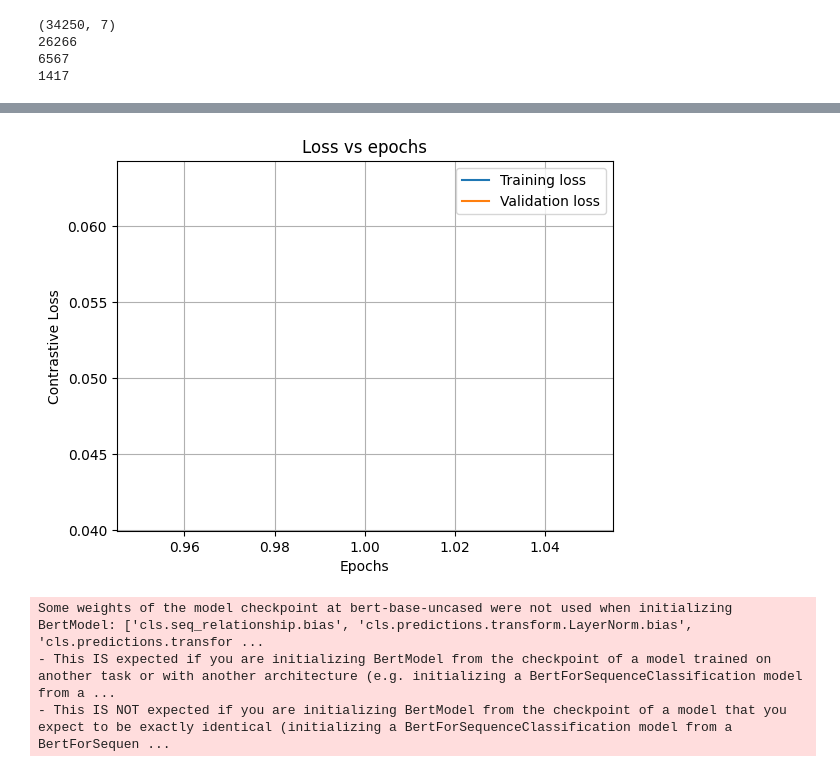
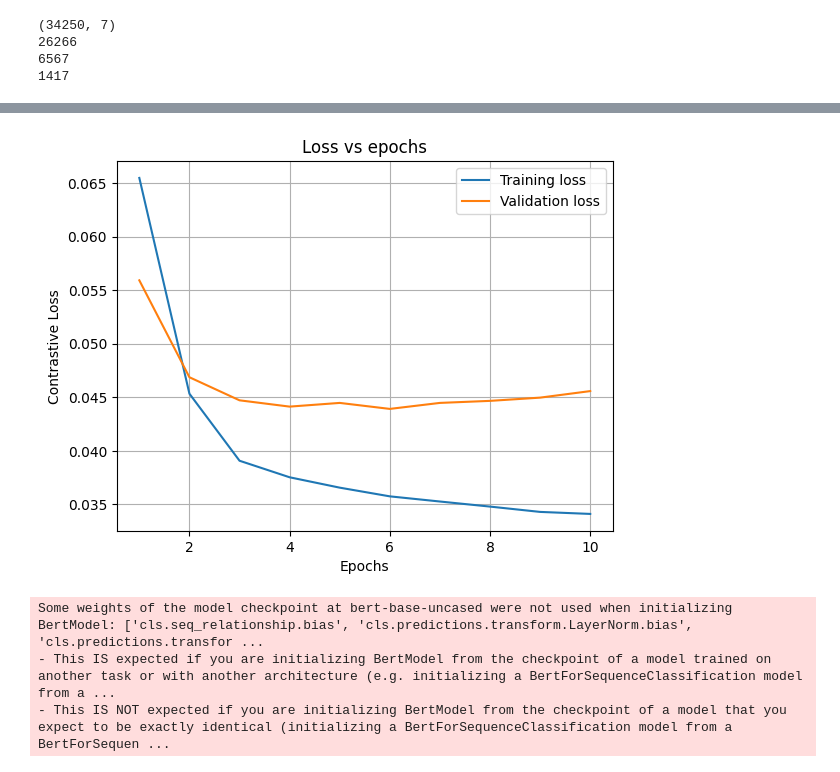
Before and after one commit to pavponn/dl-ecommerce-duplicates, a Jupyter notebook: TextContrastiveLossMethod.ipynb, the cells around one changed output, grey strips where cells are left out. Drawn from its saved outputs; the diff is of its cells as text; code cells hidden in the pictures.

```diff
--- a/TextContrastiveLossMethod.ipynb
+++ b/TextContrastiveLossMethod.ipynb
@@ -149,13 +186,12 @@ def train_model(config, use_tune=True):
     def collate_fn(batch):
         xs_1, xs_2, ys = zip(*batch)
 
-
         xs_1 = tokenizer(list(xs_1), padding=True, truncation=True, return_tensors="pt")
         xs_2 = tokenizer(list(xs_2), padding=True, truncation=True, return_tensors="pt")
 
         return xs_1, xs_2, torch.stack(ys)
 
-    model = BERTPreTrainedEmbeddingsShopeeNet()
+    model = BertShopeeNet()
 
     loaded_checkpoint = session.get_checkpoint()
     if loaded_checkpoint:
@@ -184,7 +220,6 @@ def train_model(config, use_tune=True):
         shuffle=True,
         num_workers=0,
         collate_fn=collate_fn,
-        # persistent_workers=True,
     )
     valid_loader = torch.utils.data.DataLoader(
         valid_dataset,
@@ -192,7 +227,6 @@ def train_model(config, use_tune=True):
         shuffle=True,
         num_workers=0,
         collate_fn=collate_fn,
-        # persistent_workers=True,
     )
 
     train_losses = []
@@ -254,7 +288,7 @@ def train_model(config, use_tune=True):
 config = {
     "lr": tune.loguniform(1e-6, 1e-1),
     "batch_size": tune.choice([32, 64]),
-    "factor": tune.uniform(0.1, 0.99),
+    "factor": tune.uniform(0.1, 0.5),
 }
 # %%
 def run_hyperparameter_search(num_samples, max_epochs, cpus_per_trial, gpus_per_trial):
@@ -262,7 +296,7 @@ def run_hyperparameter_search(num_samples, max_epochs, cpus_per_trial, gpus_per_
         metric="val_loss",
         mode="min",
         max_t=max_epochs,
-        grace_period=2,
+        grace_period=3,
         reduction_factor=3)
     reporter = CLIReporter(
         metric_columns=["train_loss", "val_loss", "training_iteration"]
@@ -280,5 +314,5 @@ def run_hyperparameter_search(num_samples, max_epochs, cpus_per_trial, gpus_per_
         raise_on_failed_trial=False,)
     return result
 # %%
-result = run_hyperparameter_search(num_samples=1, max_epochs=CFG.EPOCHS, cpus_per_trial=8, gpus_per_trial=1)
+result = run_hyperparameter_search(num_samples=4, max_epochs=10, cpus_per_trial=1, gpus_per_trial=0.25)
 # %% [output]
@@ -388,17 +457,17 @@ Validation losses: [0.06315828]
 # %%
 import matplotlib.pyplot as plt
 
-plt.plot(np.arange(1, 2), train_losses, label='Training loss')
-plt.plot(np.arange(1, 2), val_losses, label='Validation loss')
+plt.plot(np.arange(1, 11), train_losses, label='Training loss')
+plt.plot(np.arange(1, 11), val_losses, label='Validation loss')
 
 # Add labels and title
 plt.xlabel('Epochs')
 plt.ylabel('Contrastive Loss')
 plt.title('Loss vs epochs')
 plt.legend(loc='best')
 plt.grid(True)
 
 plt.savefig('text-contrastive-loss-cosine-losses.png')
 # %% [output]
-[figure, old version]
+[figure, new version]
 # %%
```
Also changed, not shown: parts of 8 cells of this notebook, 2 other files.
